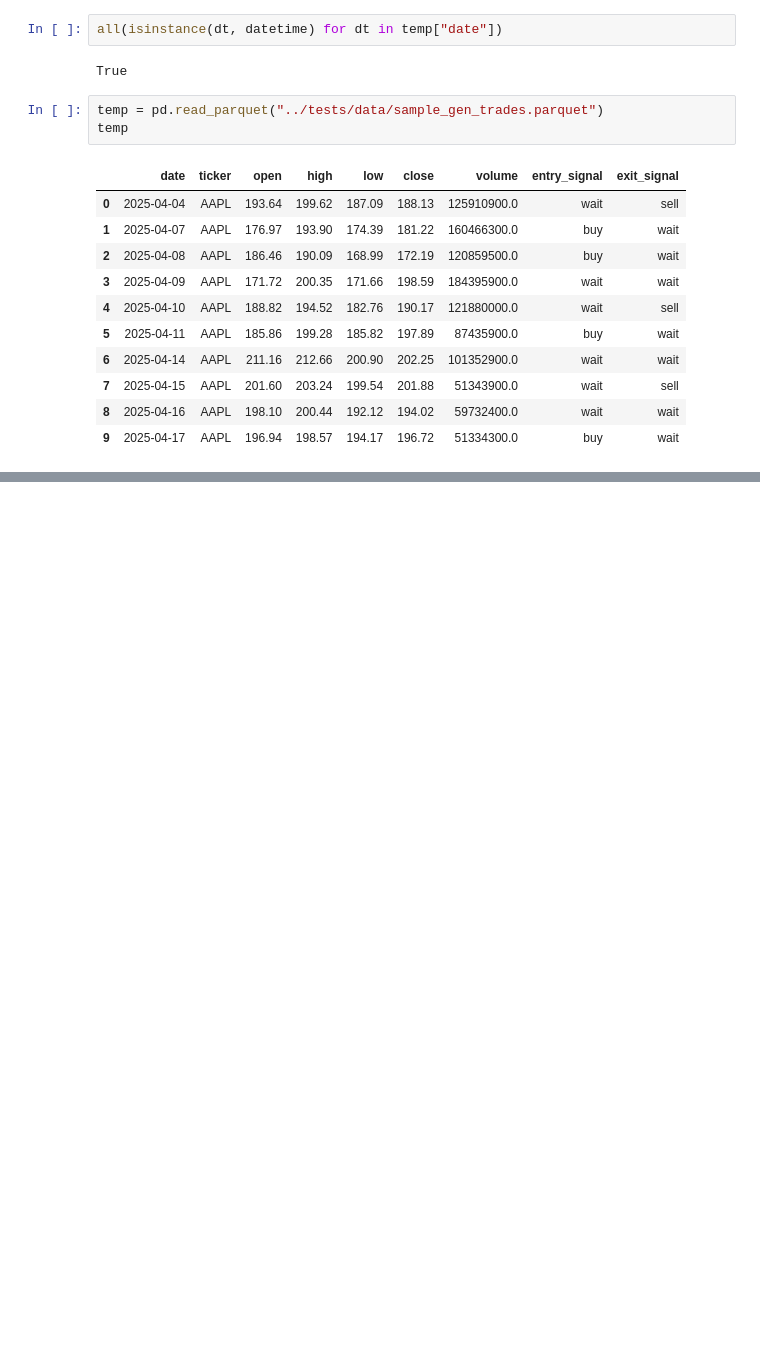
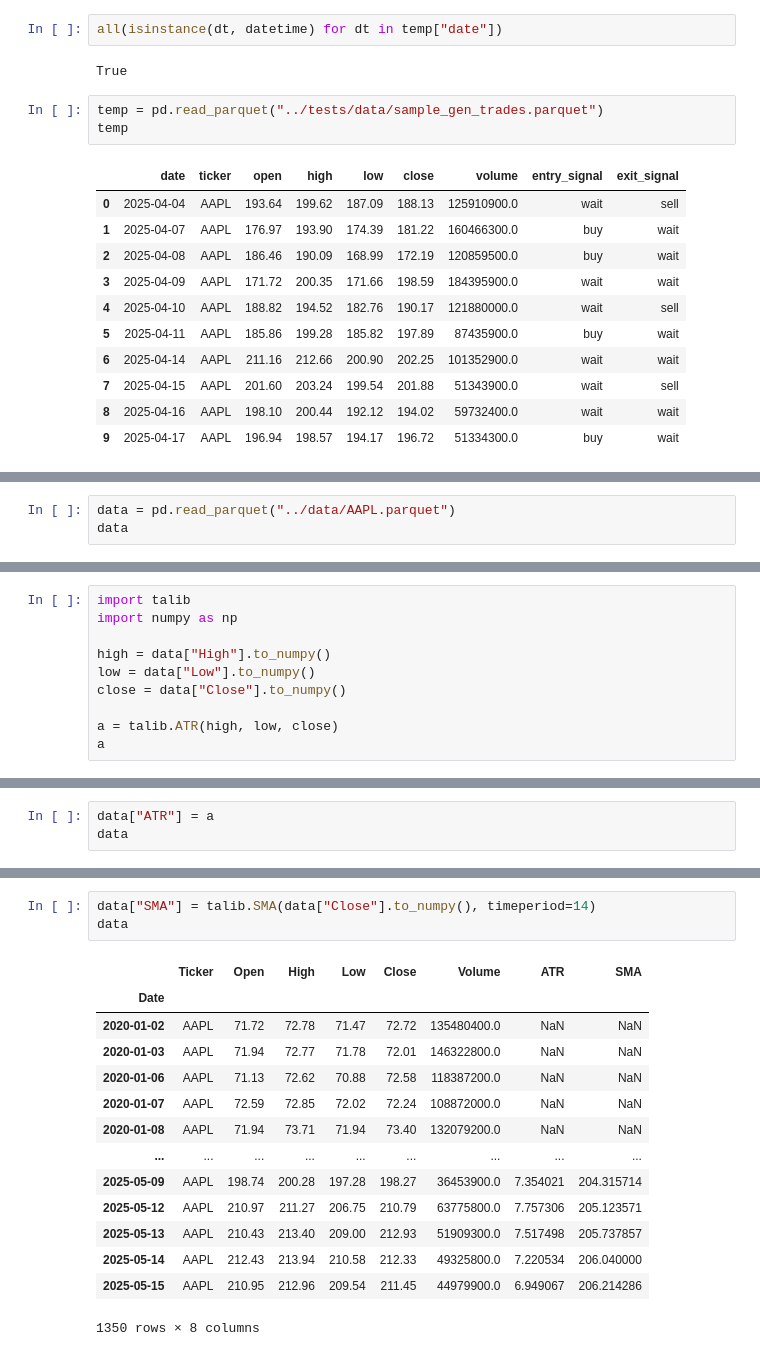
Before and after one commit to CKAbundant/strat_backtest, a Jupyter notebook: notebooks/gen_sample_csv.ipynb, the cells around one changed output, grey strips where cells are left out. Drawn from its saved outputs; the diff is of its cells as text; blank space fills up the shorter version.

```diff
--- a/notebooks/gen_sample_csv.ipynb
+++ b/notebooks/gen_sample_csv.ipynb
@@ -142,3 +142,6 @@ trades
 |  | ticker | entry_datetime | entry_action | entry_lots | entry_price | exit_datetime | exit_action | exit_lots | ... |
 | 0 | AAPL | 2025-04-09 | buy | 10 | 190.10 | 2025-04-15 | sell | 10 | ... |
 | 1 | AAPL | 2025-04-14 | buy | 10 | 211.16 | 2025-04-16 | sell | 10 | ... |
+# %%
+data = pd.read_parquet("../data/AAPL.parquet")
+data
@@ -144,0 +163,10 @@ trades
+# %%
+import talib
+import numpy as np
+
+high = data["High"].to_numpy()
+low = data["Low"].to_numpy()
+close = data["Close"].to_numpy()
+
+a = talib.ATR(high, low, close)
+a
@@ -144,0 +176,3 @@ trades
+# %%
+data["ATR"] = a
+data
@@ -144,0 +194,18 @@ trades
+# %%
+data["SMA"] = talib.SMA(data["Close"].to_numpy(), timeperiod=14)
+data
+# %% [output]
+|  | Ticker | Open | High | Low | Close | Volume | ATR | SMA |
+| Date |  |  |  |  |  |  |  |  |
+| 2020-01-02 | AAPL | 71.72 | 72.78 | 71.47 | 72.72 | 135480400.0 | NaN | NaN |
+| 2020-01-03 | AAPL | 71.94 | 72.77 | 71.78 | 72.01 | 146322800.0 | NaN | NaN |
+| 2020-01-06 | AAPL | 71.13 | 72.62 | 70.88 | 72.58 | 118387200.0 | NaN | NaN |
+| 2020-01-07 | AAPL | 72.59 | 72.85 | 72.02 | 72.24 | 108872000.0 | NaN | NaN |
+| 2020-01-08 | AAPL | 71.94 | 73.71 | 71.94 | 73.40 | 132079200.0 | NaN | NaN |
+| ... | ... | ... | ... | ... | ... | ... | ... | ... |
+| 2025-05-09 | AAPL | 198.74 | 200.28 | 197.28 | 198.27 | 36453900.0 | 7.354021 | 204.315714 |
+| 2025-05-12 | AAPL | 210.97 | 211.27 | 206.75 | 210.79 | 63775800.0 | 7.757306 | 205.123571 |
+| 2025-05-13 | AAPL | 210.43 | 213.40 | 209.00 | 212.93 | 51909300.0 | 7.517498 | 205.737857 |
+| 2025-05-14 | AAPL | 212.43 | 213.94 | 210.58 | 212.33 | 49325800.0 | 7.220534 | 206.040000 |
+| 2025-05-15 | AAPL | 210.95 | 212.96 | 209.54 | 211.45 | 44979900.0 | 6.949067 | 206.214286 |
+1350 rows × 8 columns
```
Also changed, not shown: parts of 8 cells of this notebook, 9 other files.
